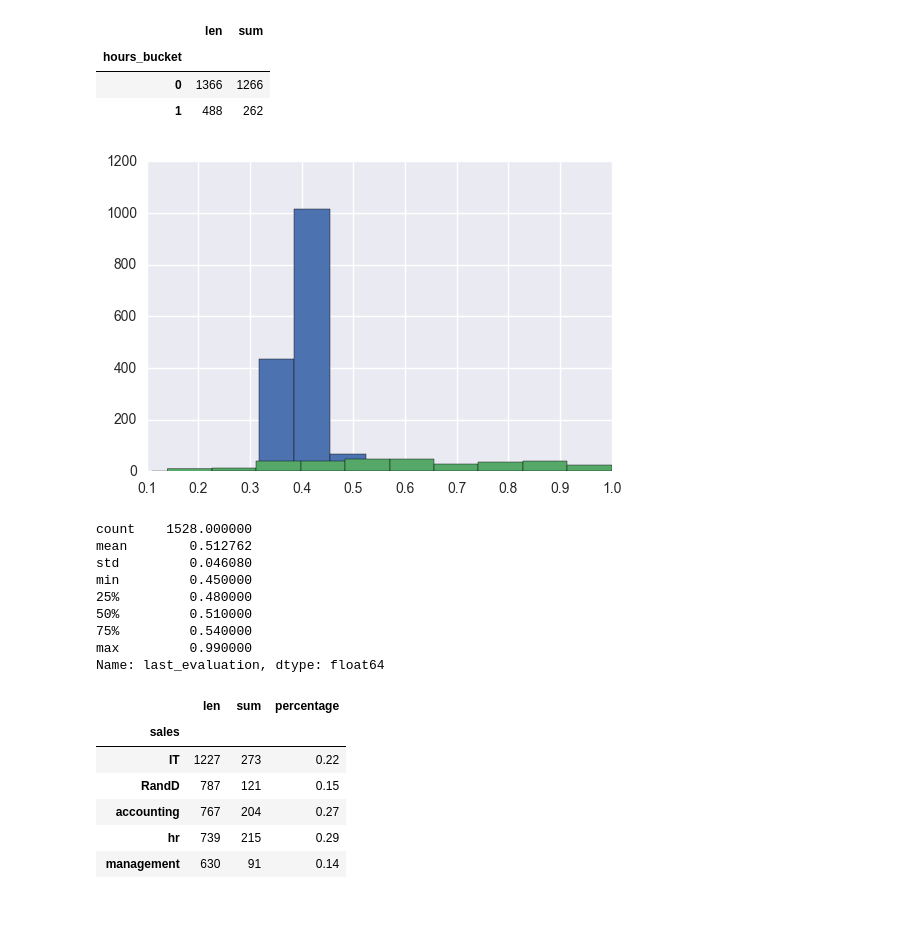
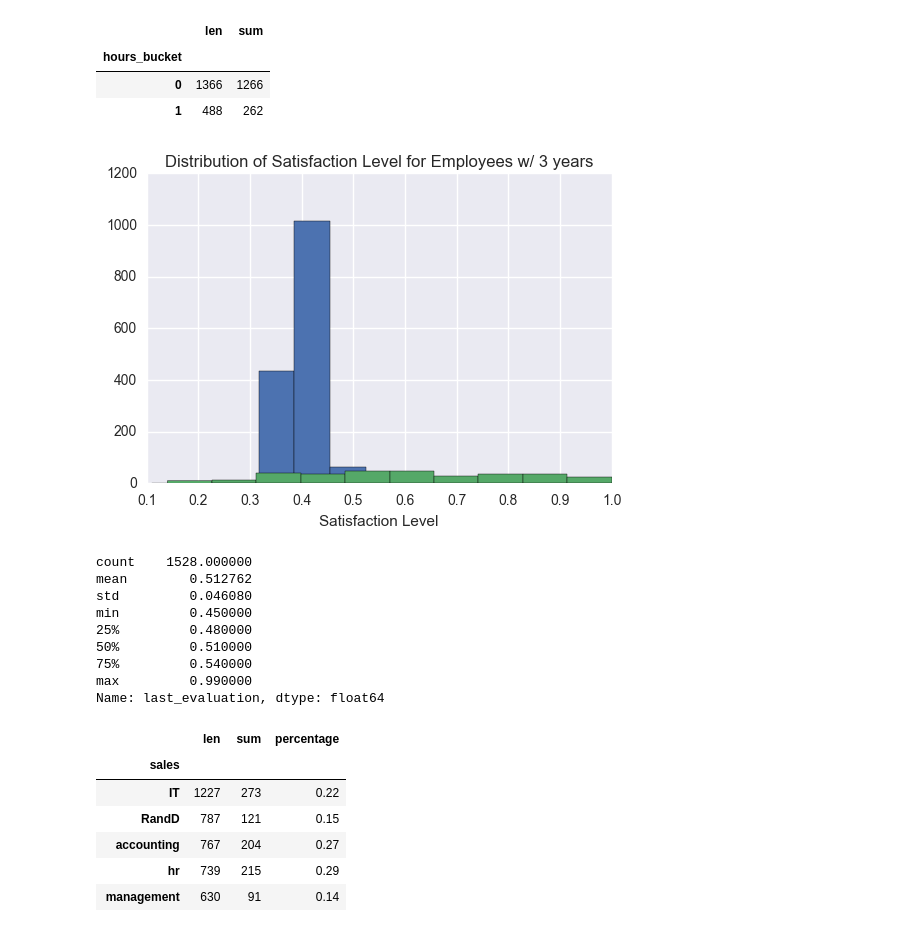
Before and after one commit to adalal80/GA-DSI, a Jupyter notebook: Kaggle_HRanalytics/Kaggle_HRanalytics.ipynb, the cells around one changed output. Saved outputs shown, nothing was run; the diff lists cells and outputs as text; code cells hidden in the pictures.

```diff
--- a/Kaggle_HRanalytics/Kaggle_HRanalytics.ipynb
+++ b/Kaggle_HRanalytics/Kaggle_HRanalytics.ipynb
@@ -203,17 +204,19 @@ yrs3_proj2.groupby('hours_bucket')['left'].agg([len,sum])
 # %%
 #satisfaction level is less than 45% for employees with 3 years/2 projects and that left.
 #seems reasonable that people that are less than satisfied would leave.
 #for the employees that didn't leave, their satisfaction seems a bit uniform
 yrs3_proj2[yrs3_proj2['left']==1]['satisfaction_level'].hist()
 yrs3_proj2[yrs3_proj2['left']==0]['satisfaction_level'].hist()
+plt.xlabel('Satisfaction Level')
+plt.title('Distribution of Satisfaction Level for Employees w/ 3 years')
 plt.show()
 
 yrs3_proj2[yrs3_proj2['left']==1]['last_evaluation'].describe()
 
 #75% or less have last_evaluation of .54 or less, while for the whole dataset, its .87
 #given now these people have bad evaluations, we would not want them.
 # %% [output]
-[figure, old version]
+[figure, new version]
 count    1528.000000
 mean        0.512762
 std         0.046080
```
Also changed, not shown: parts of 18 cells of this notebook.
